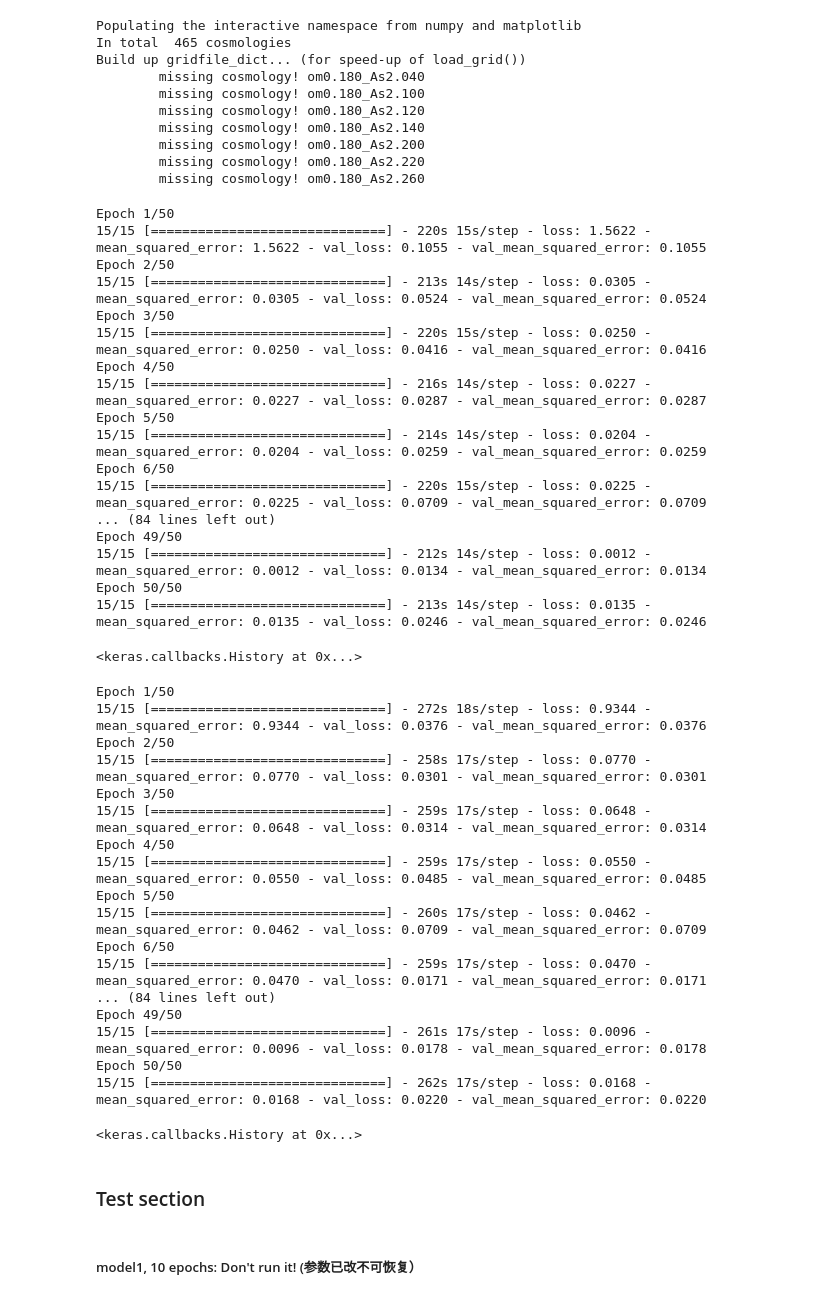
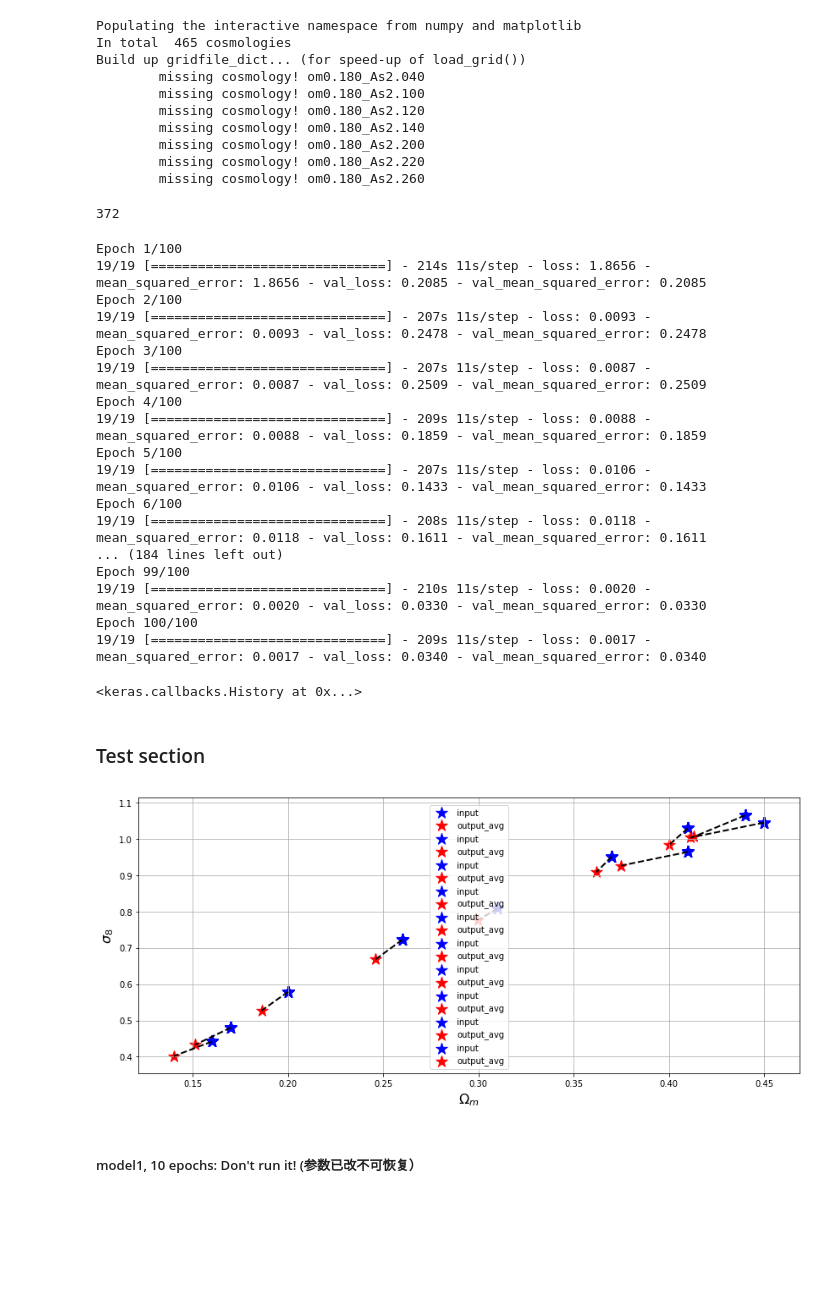
Before and after one commit to cosmologywater/AI, a Jupyter notebook: lsslearn_1(fit_generator_optimization_xiaodongtest).ipynb, the cells around one changed output. Drawn from its saved outputs; the diff is of its cells as text; code cells hidden in the pictures; blank space fills up the shorter version.

```diff
--- a/lsslearn_1(fit_generator_optimization_xiaodongtest).ipynb
+++ b/lsslearn_1(fit_generator_optimization_xiaodongtest).ipynb
@@ -115,12 +116,18 @@ def subcubes(A):
 
 def data_augument(A):
     rlt = []
+# %%
+n_train = int(len(cosmologies)*4/5)
+print(n_train)
+cosmologies_train, cosmologies_test = cosmologies[0:n_train], cosmologies[n_train:]
+# %% [output]
+372
 # %%
 # lsstr = "ls /media/minstrel/Seagate/cola_multiverse/om_As/"
 # 初始化数据集,因函数定义中参数不可转为全局变量
 # 此过程受train_test_split的test_size参数的影响,则今后更改或维护程序应注意
 test_size = 0.3
-batch_size = 31
+batch_size = int(n_train / 15)
 num_subcube = 64
 num_data_augument = 48
 
@@ -189,27 +196,27 @@ model1.compile(optimizer=keras.optimizers.Adadelta(), loss='mean_squared_error',
 # *************************************************************************************************
 model1.fit_generator(train_generator(),
                     steps_per_epoch=465//batch_size,  # 数据规格可能大小不对应
-                    epochs=50,
+                    epochs=100,
                     verbose=1,
                     validation_data=(x_test,y_test))
 # %% [output]
-Epoch 1/50
-15/15 [==============================] - 220s 15s/step - loss: 1.5622 - mean_squared_error: 1.5622 - val_loss: 0.1055 - val_mean_squared_error: 0.1055
-Epoch 2/50
-15/15 [==============================] - 213s 14s/step - loss: 0.0305 - mean_squared_error: 0.0305 - val_loss: 0.0524 - val_mean_squared_error: 0.0524
-Epoch 3/50
-15/15 [==============================] - 220s 15s/step - loss: 0.0250 - mean_squared_error: 0.0250 - val_loss: 0.0416 - val_mean_squared_error: 0.0416
-Epoch 4/50
-15/15 [==============================] - 216s 14s/step - loss: 0.0227 - mean_squared_error: 0.0227 - val_loss: 0.0287 - val_mean_squared_error: 0.0287
-Epoch 5/50
-15/15 [==============================] - 214s 14s/step - loss: 0.0204 - mean_squared_error: 0.0204 - val_loss: 0.0259 - val_mean_squared_error: 0.0259
-Epoch 6/50
-15/15 [==============================] - 220s 15s/step - loss: 0.0225 - mean_squared_error: 0.0225 - val_loss: 0.0709 - val_mean_squared_error: 0.0709
-... (84 lines left out)
-Epoch 49/50
-15/15 [==============================] - 212s 14s/step - loss: 0.0012 - mean_squared_error: 0.0012 - val_loss: 0.0134 - val_mean_squared_error: 0.0134
-Epoch 50/50
-15/15 [==============================] - 213s 14s/step - loss: 0.0135 - mean_squared_error: 0.0135 - val_loss: 0.0246 - val_mean_squared_error: 0.0246
+Epoch 1/100
+19/19 [==============================] - 214s 11s/step - loss: 1.8656 - mean_squared_error: 1.8656 - val_loss: 0.2085 - val_mean_squared_error: 0.2085
+Epoch 2/100
+19/19 [==============================] - 207s 11s/step - loss: 0.0093 - mean_squared_error: 0.0093 - val_loss: 0.2478 - val_mean_squared_error: 0.2478
+Epoch 3/100
+19/19 [==============================] - 207s 11s/step - loss: 0.0087 - mean_squared_error: 0.0087 - val_loss: 0.2509 - val_mean_squared_error: 0.2509
+Epoch 4/100
+19/19 [==============================] - 209s 11s/step - loss: 0.0088 - mean_squared_error: 0.0088 - val_loss: 0.1859 - val_mean_squared_error: 0.1859
+Epoch 5/100
+19/19 [==============================] - 207s 11s/step - loss: 0.0106 - mean_squared_error: 0.0106 - val_loss: 0.1433 - val_mean_squared_error: 0.1433
+Epoch 6/100
+19/19 [==============================] - 208s 11s/step - loss: 0.0118 - mean_squared_error: 0.0118 - val_loss: 0.1611 - val_mean_squared_error: 0.1611
+... (184 lines left out)
+Epoch 99/100
+19/19 [==============================] - 210s 11s/step - loss: 0.0020 - mean_squared_error: 0.0020 - val_loss: 0.0330 - val_mean_squared_error: 0.0330
+Epoch 100/100
+19/19 [==============================] - 209s 11s/step - loss: 0.0017 - mean_squared_error: 0.0017 - val_loss: 0.0340 - val_mean_squared_error: 0.0340
 <keras.callbacks.History at 0x...>
 # %%
 from keras import Sequential, layers
@@ -244,28 +251,9 @@ model2.compile(optimizer=keras.optimizers.Adadelta(), loss='mean_squared_error',
 # *************************************************************************************************
 model2.fit_generator(train_generator(),
                     steps_per_epoch=465//batch_size,  # 数据规格可能大小不对应
-                    epochs=50,
+                    epochs=300,
                     verbose=1,
                     validation_data=(x_test,y_test))
-# %% [output]
-Epoch 1/50
-15/15 [==============================] - 272s 18s/step - loss: 0.9344 - mean_squared_error: 0.9344 - val_loss: 0.0376 - val_mean_squared_error: 0.0376
-Epoch 2/50
-15/15 [==============================] - 258s 17s/step - loss: 0.0770 - mean_squared_error: 0.0770 - val_loss: 0.0301 - val_mean_squared_error: 0.0301
-Epoch 3/50
-15/15 [==============================] - 259s 17s/step - loss: 0.0648 - mean_squared_error: 0.0648 - val_loss: 0.0314 - val_mean_squared_error: 0.0314
-Epoch 4/50
-15/15 [==============================] - 259s 17s/step - loss: 0.0550 - mean_squared_error: 0.0550 - val_loss: 0.0485 - val_mean_squared_error: 0.0485
-Epoch 5/50
-15/15 [==============================] - 260s 17s/step - loss: 0.0462 - mean_squared_error: 0.0462 - val_loss: 0.0709 - val_mean_squared_error: 0.0709
-Epoch 6/50
-15/15 [==============================] - 259s 17s/step - loss: 0.0470 - mean_squared_error: 0.0470 - val_loss: 0.0171 - val_mean_squared_error: 0.0171
-... (84 lines left out)
-Epoch 49/50
-15/15 [==============================] - 261s 17s/step - loss: 0.0096 - mean_squared_error: 0.0096 - val_loss: 0.0178 - val_mean_squared_error: 0.0178
-Epoch 50/50
-15/15 [==============================] - 262s 17s/step - loss: 0.0168 - mean_squared_error: 0.0168 - val_loss: 0.0220 - val_mean_squared_error: 0.0220
-<keras.callbacks.History at 0x...>
 # %% [markdown]
 ### Test section
 # %%
@@ -311,9 +299,17 @@ def plot_test(model, x, y, plot_avg_predict = True, fig=None, ax = None, plot_su
 
     #for row in range(len(om_predict)):
     #    ax.plot( [om_predict[row], om_test[row]], [w_predict[row], w_test[row]], lw=0.5, c='gray' )
-    ax.set_xlabel(r'$\Omega_m$',fontsize=16); ax.set_ylabel(r'$w$',fontsize=16)
+    ax.set_xlabel(r'$\Omega_m$',fontsize=16); ax.set_ylabel(r'$\sigma_8$',fontsize=16)
     ax.legend()
     return fig, ax
+# %%
+fig, ax = None, None
+for row in range(10):
+    x_test, y_test = create_validate_sample(1, use_random=True, startid=row)
+    fig, ax = plot_test(model1, x_test, y_test, fig=fig, ax=ax)
+ax.grid(); plt.show()
+# %% [output]
+[figure, added]
 # %% [markdown]
 ##### model1, 10 epochs: Don't run it! (参数已改不可恢复）
 # %%
```
Also changed, not shown: parts of 18 cells of this notebook.
